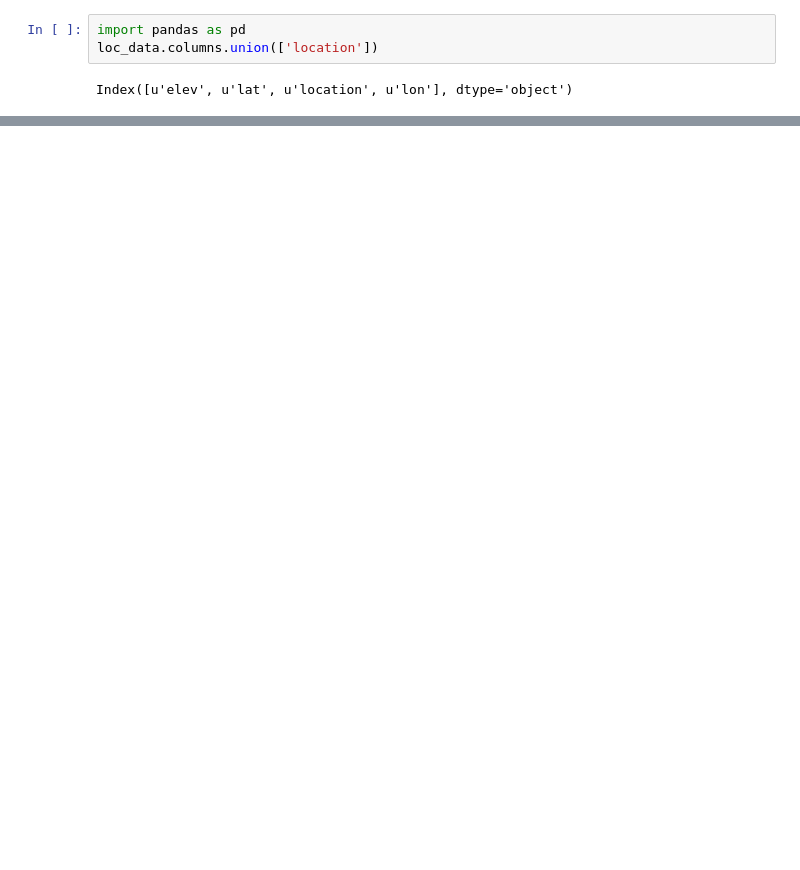
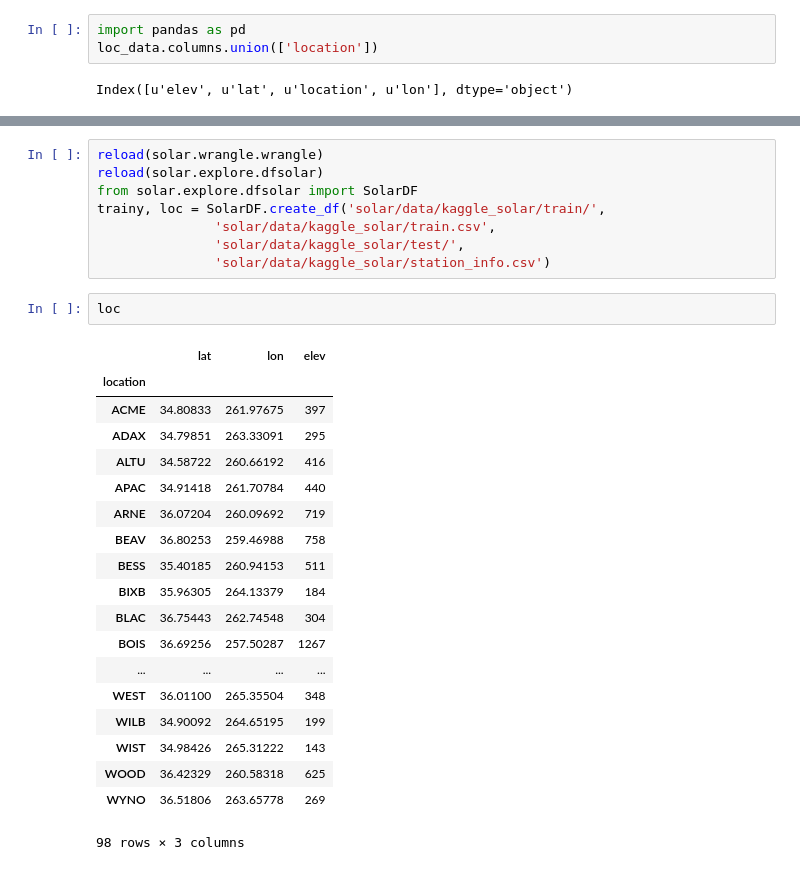
Before and after one commit to joelmpiper/solar_energy_prediction, a Jupyter notebook: notebooks/TestExtractionFunction.ipynb, the cells around one changed output, grey strips where cells are left out. Drawn from its saved outputs; the diff is of its cells as text; blank space fills up the shorter version.

```diff
--- a/notebooks/TestExtractionFunction.ipynb
+++ b/notebooks/TestExtractionFunction.ipynb
@@ -49,0 +123,30 @@ train_data
+# %%
+reload(solar.wrangle.wrangle)
+reload(solar.explore.dfsolar)
+from solar.explore.dfsolar import SolarDF
+trainy, loc = SolarDF.create_df('solar/data/kaggle_solar/train/',
+               'solar/data/kaggle_solar/train.csv',
+               'solar/data/kaggle_solar/test/',
+               'solar/data/kaggle_solar/station_info.csv')
+# %%
+loc
+# %% [output]
+|  | lat | lon | elev |
+| location |  |  |  |
+| ACME | 34.80833 | 261.97675 | 397 |
+| ADAX | 34.79851 | 263.33091 | 295 |
+| ALTU | 34.58722 | 260.66192 | 416 |
+| APAC | 34.91418 | 261.70784 | 440 |
+| ARNE | 36.07204 | 260.09692 | 719 |
+| BEAV | 36.80253 | 259.46988 | 758 |
+| BESS | 35.40185 | 260.94153 | 511 |
+| BIXB | 35.96305 | 264.13379 | 184 |
+| BLAC | 36.75443 | 262.74548 | 304 |
+| BOIS | 36.69256 | 257.50287 | 1267 |
+| ... | ... | ... | ... |
+| WEST | 36.01100 | 265.35504 | 348 |
+| WILB | 34.90092 | 264.65195 | 199 |
+| WIST | 34.98426 | 265.31222 | 143 |
+| WOOD | 36.42329 | 260.58318 | 625 |
+| WYNO | 36.51806 | 263.65778 | 269 |
+98 rows × 3 columns
```
Also changed, not shown: parts of 52 cells of this notebook, 17 other files.
